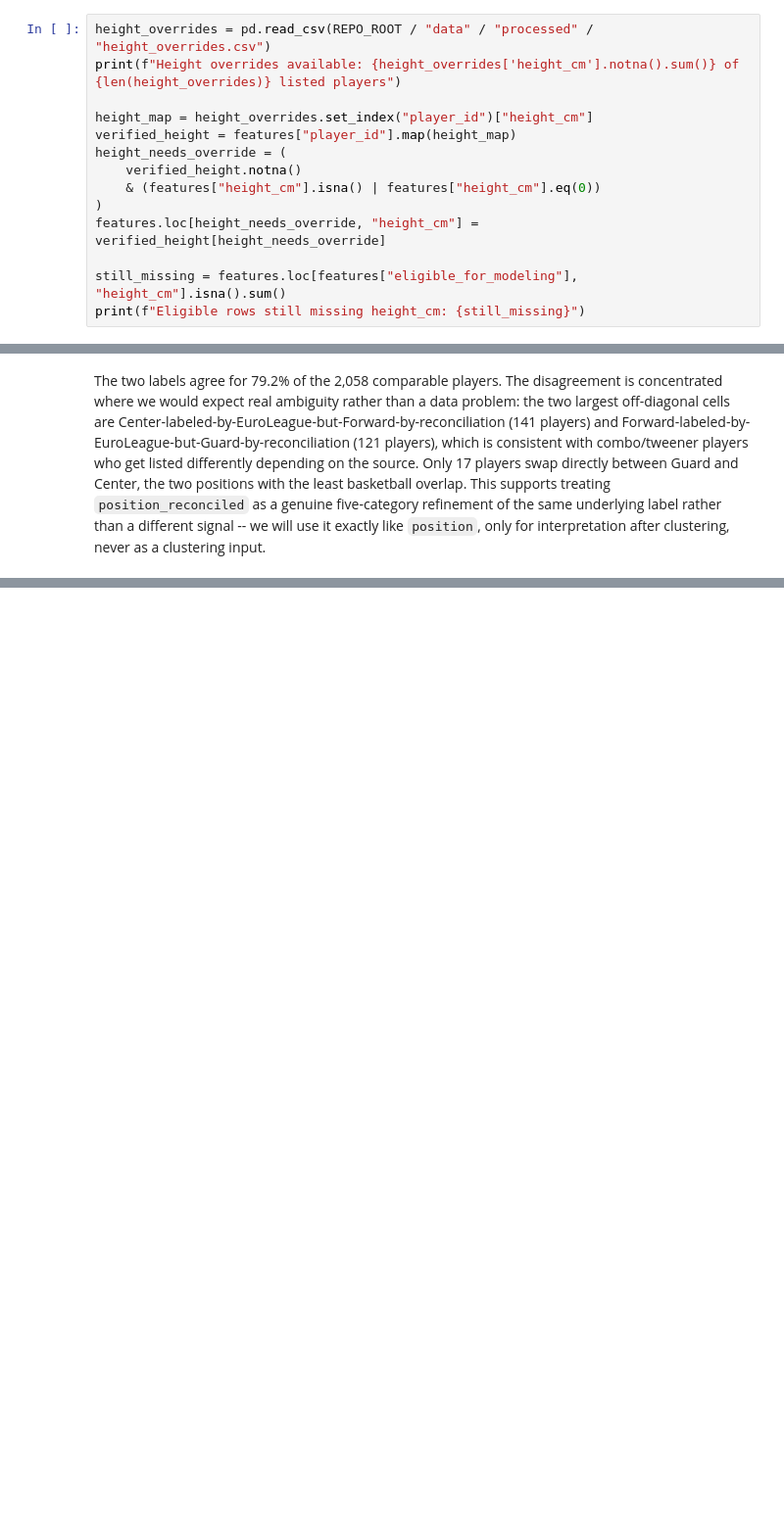
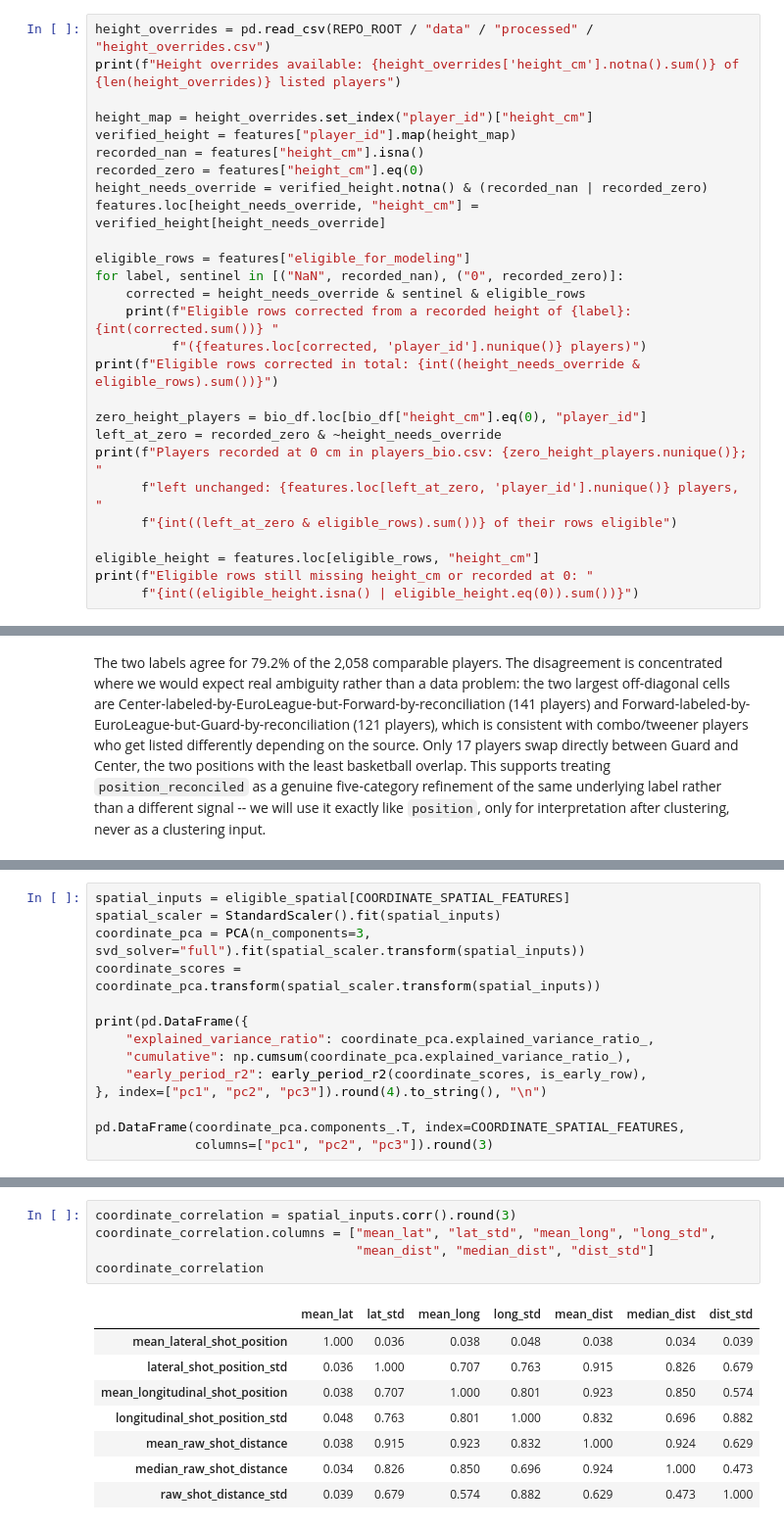
Before and after one commit to DoronWolinsky/Yuval-and-Doron-s-final-project---EuroLeague-player-roles, a Jupyter notebook: notebooks/EuroLeague_Player_Roles_Project.ipynb, the cells around one changed output, grey strips where cells are left out. Shown at 98% size. Saved outputs shown, nothing was run; the diff lists cells and outputs as text; blank space fills up the shorter version.

```diff
--- a/notebooks/EuroLeague_Player_Roles_Project.ipynb
+++ b/notebooks/EuroLeague_Player_Roles_Project.ipynb
@@ -1497,11 +1441,24 @@ print(f"Height overrides available: {height_overrides['height_cm'].notna().sum()
 
 height_map = height_overrides.set_index("player_id")["height_cm"]
 verified_height = features["player_id"].map(height_map)
-height_needs_override = (
-    verified_height.notna()
-    & (features["height_cm"].isna() | features["height_cm"].eq(0))
-)
+recorded_nan = features["height_cm"].isna()
+recorded_zero = features["height_cm"].eq(0)
+height_needs_override = verified_height.notna() & (recorded_nan | recorded_zero)
 features.loc[height_needs_override, "height_cm"] = verified_height[height_needs_override]
 
-still_missing = features.loc[features["eligible_for_modeling"], "height_cm"].isna().sum()
-print(f"Eligible rows still missing height_cm: {still_missing}")
+eligible_rows = features["eligible_for_modeling"]
+for label, sentinel in [("NaN", recorded_nan), ("0", recorded_zero)]:
+    corrected = height_needs_override & sentinel & eligible_rows
+    print(f"Eligible rows corrected from a recorded height of {label}: {int(corrected.sum())} "
+          f"({features.loc[corrected, 'player_id'].nunique()} players)")
+print(f"Eligible rows corrected in total: {int((height_needs_override & eligible_rows).sum())}")
+
+zero_height_players = bio_df.loc[bio_df["height_cm"].eq(0), "player_id"]
+left_at_zero = recorded_zero & ~height_needs_override
+print(f"Players recorded at 0 cm in players_bio.csv: {zero_height_players.nunique()}; "
+      f"left unchanged: {features.loc[left_at_zero, 'player_id'].nunique()} players, "
+      f"{int((left_at_zero & eligible_rows).sum())} of their rows eligible")
+
+eligible_height = features.loc[eligible_rows, "height_cm"]
+print(f"Eligible rows still missing height_cm or recorded at 0: "
+      f"{int((eligible_height.isna() | eligible_height.eq(0)).sum())}")
@@ -1739,0 +1867,14 @@ Reloaded shape: (6307, 83)
+# %%
+spatial_inputs = eligible_spatial[COORDINATE_SPATIAL_FEATURES]
+spatial_scaler = StandardScaler().fit(spatial_inputs)
+coordinate_pca = PCA(n_components=3, svd_solver="full").fit(spatial_scaler.transform(spatial_inputs))
+coordinate_scores = coordinate_pca.transform(spatial_scaler.transform(spatial_inputs))
+
+print(pd.DataFrame({
+    "explained_variance_ratio": coordinate_pca.explained_variance_ratio_,
+    "cumulative": np.cumsum(coordinate_pca.explained_variance_ratio_),
+    "early_period_r2": early_period_r2(coordinate_scores, is_early_row),
+}, index=["pc1", "pc2", "pc3"]).round(4).to_string(), "\n")
+
+pd.DataFrame(coordinate_pca.components_.T, index=COORDINATE_SPATIAL_FEATURES,
+             columns=["pc1", "pc2", "pc3"]).round(3)
@@ -1739,0 +1903,14 @@ Reloaded shape: (6307, 83)
+# %%
+coordinate_correlation = spatial_inputs.corr().round(3)
+coordinate_correlation.columns = ["mean_lat", "lat_std", "mean_long", "long_std",
+                                  "mean_dist", "median_dist", "dist_std"]
+coordinate_correlation
+# %% [output]
+|  | mean_lat | lat_std | mean_long | long_std | mean_dist | median_dist | dist_std |
+| mean_lateral_shot_position | 1.000 | 0.036 | 0.038 | 0.048 | 0.038 | 0.034 | 0.039 |
+| lateral_shot_position_std | 0.036 | 1.000 | 0.707 | 0.763 | 0.915 | 0.826 | 0.679 |
+| mean_longitudinal_shot_position | 0.038 | 0.707 | 1.000 | 0.801 | 0.923 | 0.850 | 0.574 |
+| longitudinal_shot_position_std | 0.048 | 0.763 | 0.801 | 1.000 | 0.832 | 0.696 | 0.882 |
+| mean_raw_shot_distance | 0.038 | 0.915 | 0.923 | 0.832 | 1.000 | 0.924 | 0.629 |
+| median_raw_shot_distance | 0.034 | 0.826 | 0.850 | 0.696 | 0.924 | 1.000 | 0.473 |
+| raw_shot_distance_std | 0.039 | 0.679 | 0.574 | 0.882 | 0.629 | 0.473 | 1.000 |
```
Also changed, not shown: parts of 55 cells of this notebook, 9 other files.
